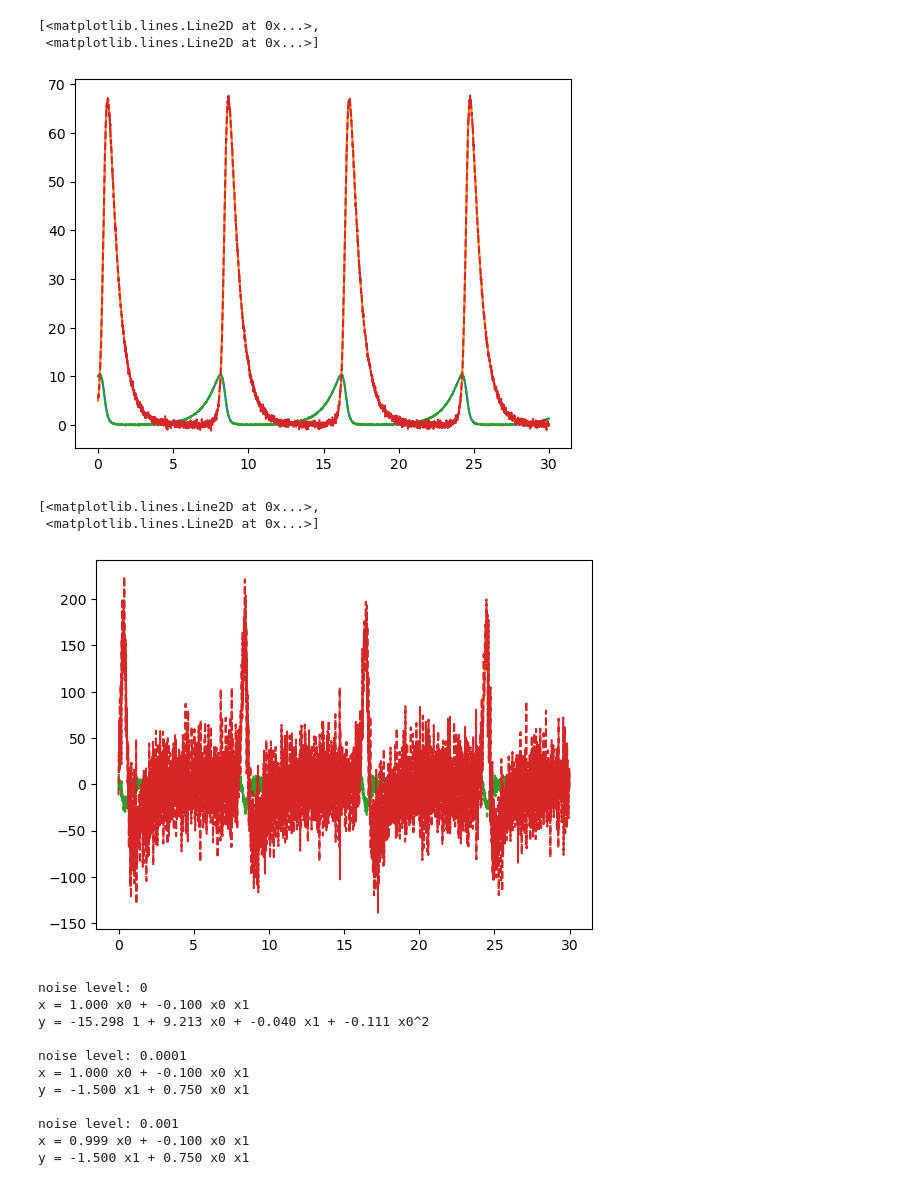
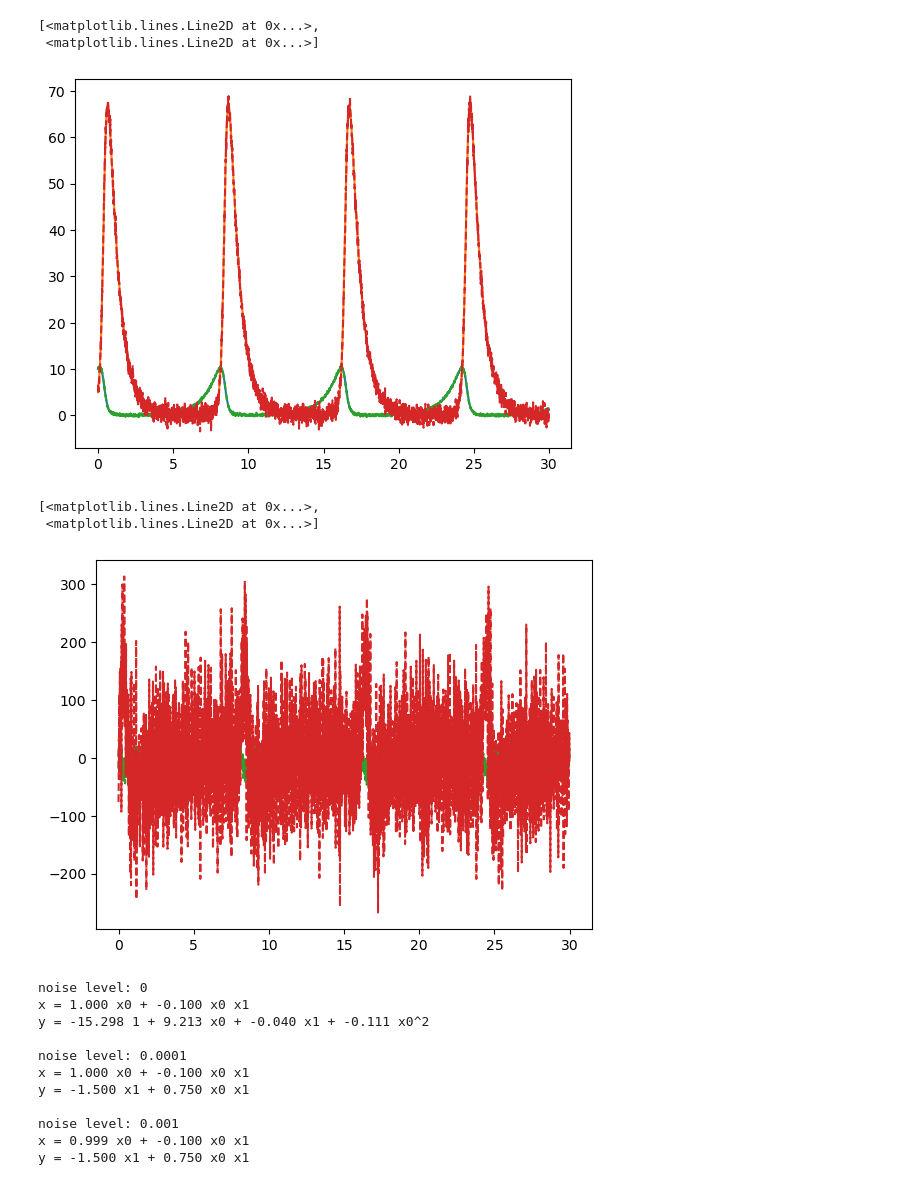
Before and after one commit to etrilling/MS-project, a Jupyter notebook: test01.ipynb, the cells around one changed output. Drawn from its saved outputs; the diff is of its cells as text; code cells hidden in the pictures.

```diff
--- a/test01.ipynb
+++ b/test01.ipynb
@@ -27,17 +28,3 @@ def generate_lotka_volterra_rhs(a, b, c, d):
 
 # make a specific Lotka-Volterra right-hand side function
 lotka_volterra_rhs = generate_lotka_volterra_rhs(1, 0.1, 1.5, 0.75)
-
-# generate general training data
-def generate_training_data(rhs, t_span, dt, x0):
-    t_train = np.arange(t_span[0], t_span[1], dt)
-    x_train = solve_ivp(rhs, t_span, x0, t_eval=t_train, **solve_ivp_kwargs).y
-    # NOTE: x_train.shape == (n_samples, n_state_vars) == (rows, cols)
-    return t_train, x_train
-
-dt = 0.01
-t_span = (0, 30)
-x0_train = (10, 5)
-t_train, x_train = generate_training_data(lotka_volterra_rhs, t_span=t_span, dt=dt, x0=x0_train)
-
-plt.plot(t_train, x_train.T)
@@ -47,0 +31,14 @@ plt.plot(t_train, x_train.T)
+# %%
+# generate general training data
+def generate_training_data(rhs, t_span, dt, x0):
+    t_train = np.arange(t_span[0], t_span[1], dt)
+    x_train = solve_ivp(rhs, t_span, x0, t_eval=t_train, **solve_ivp_kwargs).y
+    # NOTE: x_train.shape == (n_samples, n_state_vars) == (rows, cols)
+    return t_train, x_train
+
+dt = 0.01
+t_span_train = (0, 30)
+x0_train = (10, 5)
+t_train, x_train = generate_training_data(lotka_volterra_rhs, t_span=t_span_train, dt=dt, x0=x0_train)
+
+plt.plot(t_train, x_train.T)
@@ -48,28 +49,28 @@ plt.plot(t_train, x_train.T)
 # %%
 def generate_noisy_data(x, noise_level):
     # set random seed for reproducibility
     np.random.seed(0)
 
     # calculate the root-mean-square (RMS) value of each state variable
-    rms = np.reshape(np.sqrt(np.mean(x**2, axis=1)), (-1, 1))
+    rms = np.sqrt(np.mean(x**2, axis=1)).reshape((-1, 1))
 
     # calculate the standard deviation of the noise to add
     std = rms * noise_level
 
     # generate appropriate noise by scaling samples from a standard normal
     # NOTE: because "std" is a vector it gets broadcast to the shape of the standard normal noise
     noise = std * np.random.standard_normal(x.shape)
 
     return x + noise
 
 
-x_train_noisy = generate_noisy_data(x_train, 0.02)
+x_train_noisy = generate_noisy_data(x_train, 0.05)
 plt.plot(t_train, x_train.T)
 plt.plot(t_train, x_train_noisy.T, '--')
 # %% [output]
 [<matplotlib.lines.Line2D at 0x...>,
  <matplotlib.lines.Line2D at 0x...>]
-[figure, old version]
+[figure, new version]
 # %%
 from derivative import dxdt
 
@@ -84,7 +85,7 @@ plt.plot(t_train, x_dot_approx.T, '--')
 # %% [output]
 [<matplotlib.lines.Line2D at 0x...>,
  <matplotlib.lines.Line2D at 0x...>]
-[figure, old version]
+[figure, new version]
 # %%
 import pysindy as ps
 from tqdm import tqdm
```
Also changed, not shown: parts of 11 cells of this notebook.
